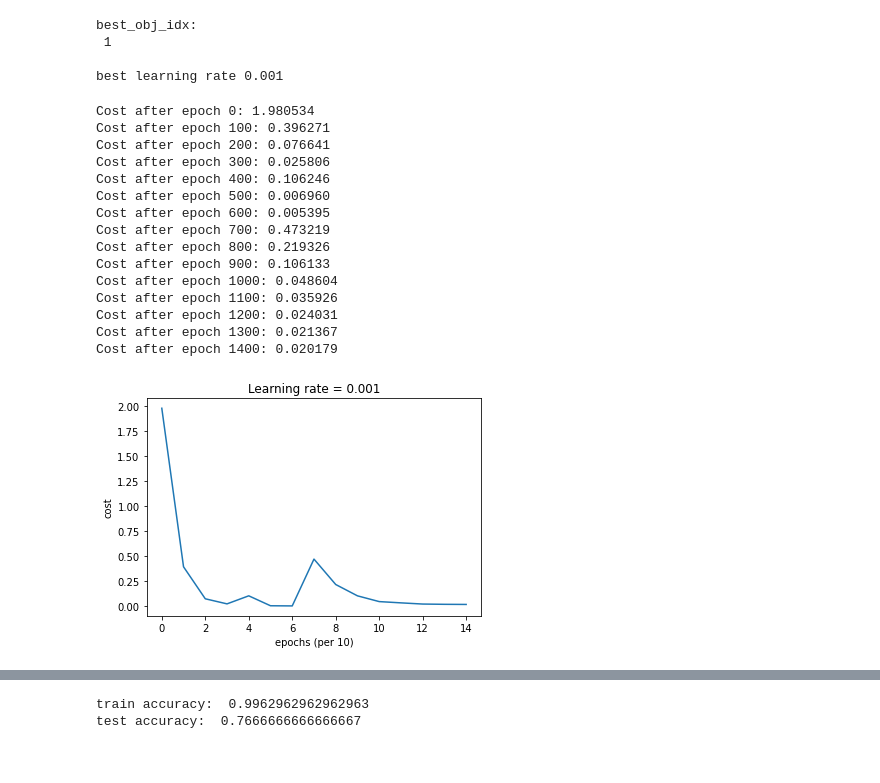
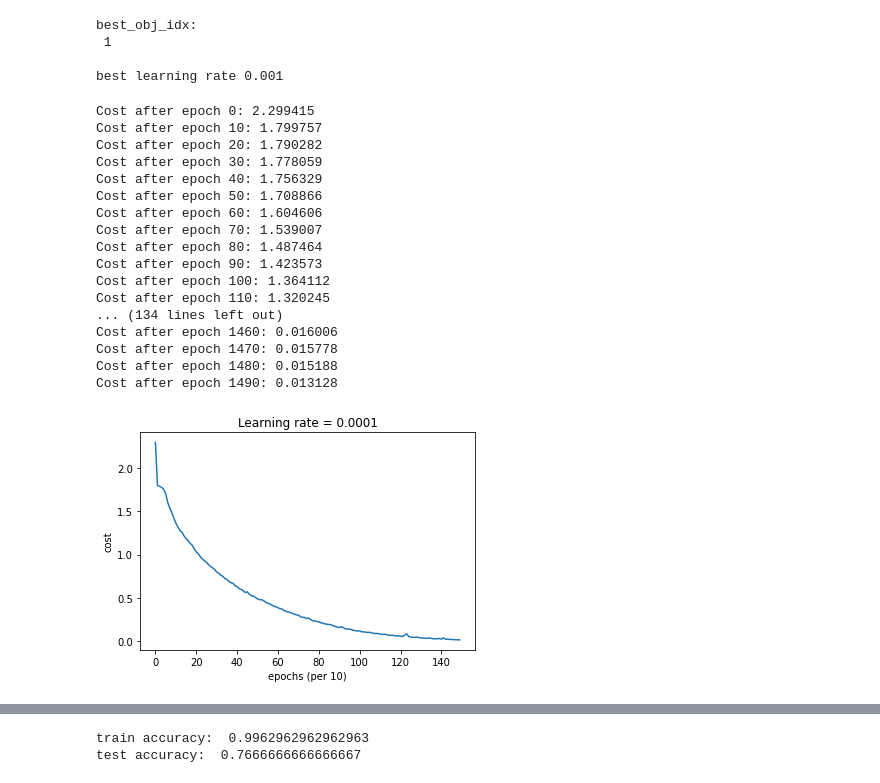
Before and after one commit to lakshmi2688/lakshmi2688.github.io, a Jupyter notebook: assets/Multi-class-classification/Hand_Digits_Classification.ipynb, the cells around one changed output, grey strips where cells are left out. Drawn from its saved outputs; the diff is of its cells as text; code cells hidden in the pictures.

```diff
--- a/assets/Multi-class-classification/Hand_Digits_Classification.ipynb
+++ b/assets/Multi-class-classification/Hand_Digits_Classification.ipynb
@@ -824,11 +779,3 @@ def softmax_backward(dA, Y,activation_cache):
     assert (dZ.shape == Z.shape)
 
     return dZ
-# %%
-parameters = initialize_parameters([12288, 25, 12, 6])
-AL, caches = L_model_forward(train_x, parameters)
-print("AL from l_model_forward==>",AL)
-linear_cache, activation_cache = caches[2]
-Y=train_y
-dAL =  - np.divide(Y, AL)
-softmax_backward(dAL, Y,activation_cache)
@@ -866,5 +781,0 @@ def delta_cross_entropy(AL,y):
-# %%
-parameters = initialize_parameters([12288, 25, 12, 6])
-AL, caches = L_model_forward(train_x, parameters)
-print("AL from l_model_forward==>",AL)
-delta_cross_entropy(AL,y_train)
@@ -896,5 +781,0 @@ def softmax_grad(softmax):
-# %%
-parameters = initialize_parameters([12288, 25, 12, 6])
-AL, caches = L_model_forward(train_x, parameters)
-res = softmax_grad(AL)
-print("res.shape: ",res.shape)
@@ -993,7 +863,7 @@ def L_model_backward(AL, Y, caches):
     Y = Y.reshape(AL.shape) # after this line, Y is the same shape as AL
 
     # Initializing the backpropagation
-    dAL =  - np.divide(Y, AL)
+    dAL =  - (np.divide(Y, AL)) #delta_cross_entropy(AL,Y)#- (np.divide(Y, AL))
 
     # Lth layer (SOFTMAX -> LINEAR) gradients. Inputs: "dAL, current_cache". Outputs: "grads["dAL-1"], grads["dWL"], grads["dbL"]
     current_cache = caches[L-1] # for 2 layer n/w - hidden+output = 2 caches
@@ -1828,24 +1688,26 @@ best_obj_idx:
 
 best learning rate 0.001
 # %%
-best_params_mgd,costs_mgd,train_scores_mgd,test_scores_mgd = model_mgd(train_x, y_train,test_x, y_test, layers_dims, optimizer = "adam", learning_rate = 0.001, num_epochs=1500, decay=None)
+best_params_mgd,costs_mgd,train_scores_mgd,test_scores_mgd = model_mgd(train_x, y_train,test_x, y_test, layers_dims, optimizer = "adam", learning_rate = 0.0001, num_epochs=1500, decay=None)
 # %% [output]
-Cost after epoch 0: 1.980534
-Cost after epoch 100: 0.396271
-Cost after epoch 200: 0.076641
-Cost after epoch 300: 0.025806
-Cost after epoch 400: 0.106246
-Cost after epoch 500: 0.006960
-Cost after epoch 600: 0.005395
-Cost after epoch 700: 0.473219
-Cost after epoch 800: 0.219326
-Cost after epoch 900: 0.106133
-Cost after epoch 1000: 0.048604
-Cost after epoch 1100: 0.035926
-Cost after epoch 1200: 0.024031
-Cost after epoch 1300: 0.021367
-Cost after epoch 1400: 0.020179
+Cost after epoch 0: 2.299415
+Cost after epoch 10: 1.799757
+Cost after epoch 20: 1.790282
+Cost after epoch 30: 1.778059
+Cost after epoch 40: 1.756329
+Cost after epoch 50: 1.708866
+Cost after epoch 60: 1.604606
+Cost after epoch 70: 1.539007
+Cost after epoch 80: 1.487464
+Cost after epoch 90: 1.423573
+Cost after epoch 100: 1.364112
+Cost after epoch 110: 1.320245
+... (134 lines left out)
+Cost after epoch 1460: 0.016006
+Cost after epoch 1470: 0.015778
+Cost after epoch 1480: 0.015188
+Cost after epoch 1490: 0.013128
-[figure, old version]
+[figure, new version]
 # %%
 # Accuracy for training set.
 train_preds = predict(train_x, best_params_mgd)
```
Also changed, not shown: parts of 54 cells of this notebook.
